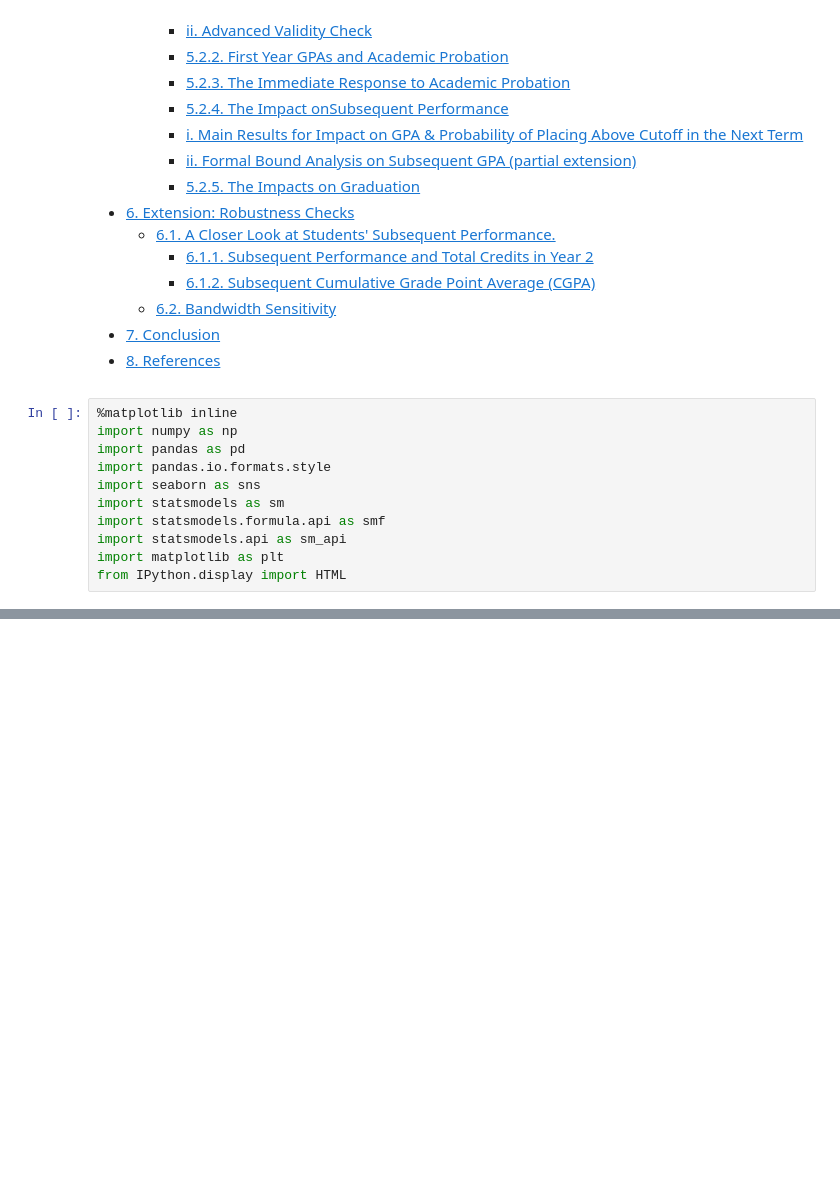
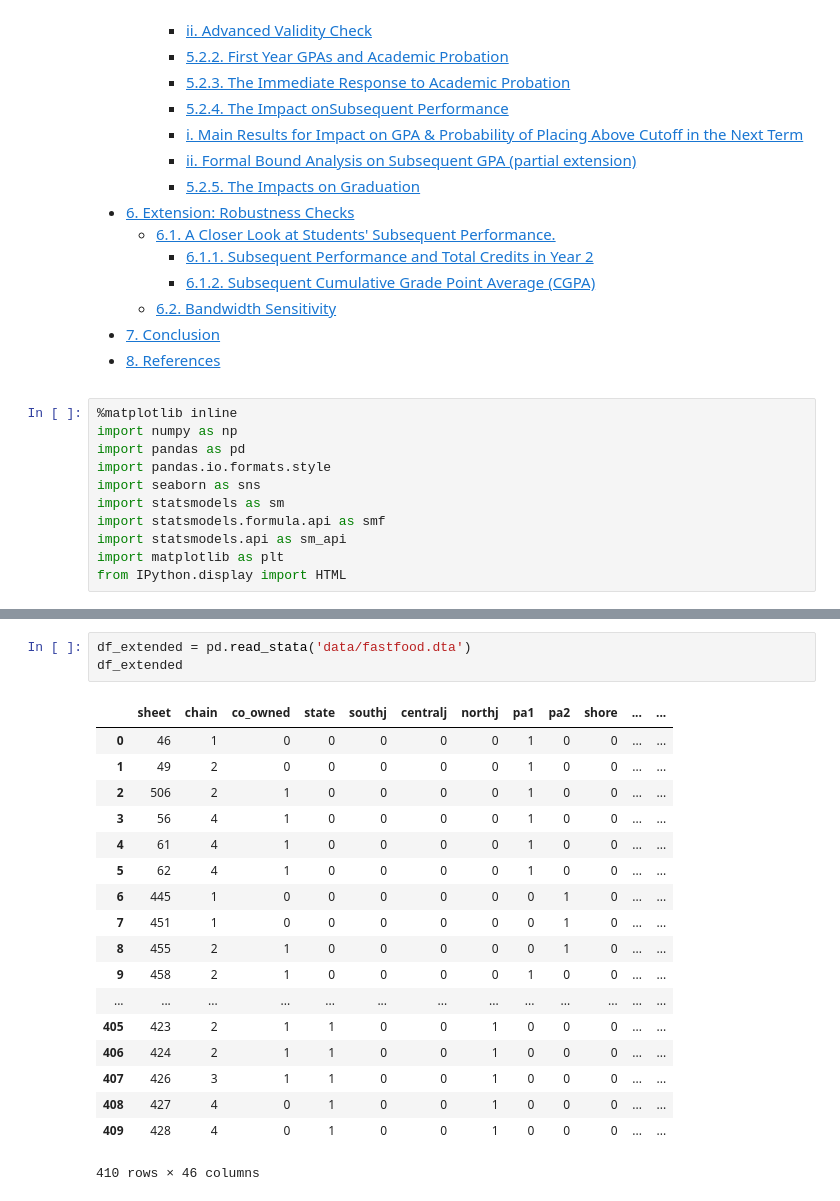
Before and after one commit to edoardofalchi/ose-data-science-course-projeect-edoardofalchi, a Jupyter notebook: Card_Krueger_1994.ipynb, the cells around one changed output, grey strips where cells are left out. Drawn from its saved outputs; the diff is of its cells as text; blank space fills up the shorter version.

```diff
--- a/Card_Krueger_1994.ipynb
+++ b/Card_Krueger_1994.ipynb
@@ -905,0 +125,22 @@ Notebook by Annica Gehlen | Find me on GitHub at https://github.com/amageh.
+# %%
+df_extended = pd.read_stata('data/fastfood.dta')
+df_extended
+# %% [output]
+|  | sheet | chain | co_owned | state | southj | centralj | northj | pa1 | pa2 | shore | ... | ... |
+| 0 | 46 | 1 | 0 | 0 | 0 | 0 | 0 | 1 | 0 | 0 | ... | ... |
+| 1 | 49 | 2 | 0 | 0 | 0 | 0 | 0 | 1 | 0 | 0 | ... | ... |
+| 2 | 506 | 2 | 1 | 0 | 0 | 0 | 0 | 1 | 0 | 0 | ... | ... |
+| 3 | 56 | 4 | 1 | 0 | 0 | 0 | 0 | 1 | 0 | 0 | ... | ... |
+| 4 | 61 | 4 | 1 | 0 | 0 | 0 | 0 | 1 | 0 | 0 | ... | ... |
+| 5 | 62 | 4 | 1 | 0 | 0 | 0 | 0 | 1 | 0 | 0 | ... | ... |
+| 6 | 445 | 1 | 0 | 0 | 0 | 0 | 0 | 0 | 1 | 0 | ... | ... |
+| 7 | 451 | 1 | 0 | 0 | 0 | 0 | 0 | 0 | 1 | 0 | ... | ... |
+| 8 | 455 | 2 | 1 | 0 | 0 | 0 | 0 | 0 | 1 | 0 | ... | ... |
+| 9 | 458 | 2 | 1 | 0 | 0 | 0 | 0 | 1 | 0 | 0 | ... | ... |
+| ... | ... | ... | ... | ... | ... | ... | ... | ... | ... | ... | ... | ... |
+| 405 | 423 | 2 | 1 | 1 | 0 | 0 | 1 | 0 | 0 | 0 | ... | ... |
+| 406 | 424 | 2 | 1 | 1 | 0 | 0 | 1 | 0 | 0 | 0 | ... | ... |
+| 407 | 426 | 3 | 1 | 1 | 0 | 0 | 1 | 0 | 0 | 0 | ... | ... |
+| 408 | 427 | 4 | 0 | 1 | 0 | 0 | 1 | 0 | 0 | 0 | ... | ... |
+| 409 | 428 | 4 | 0 | 1 | 0 | 0 | 1 | 0 | 0 | 0 | ... | ... |
+410 rows × 46 columns
```
Also changed, not shown: parts of 139 cells of this notebook.
